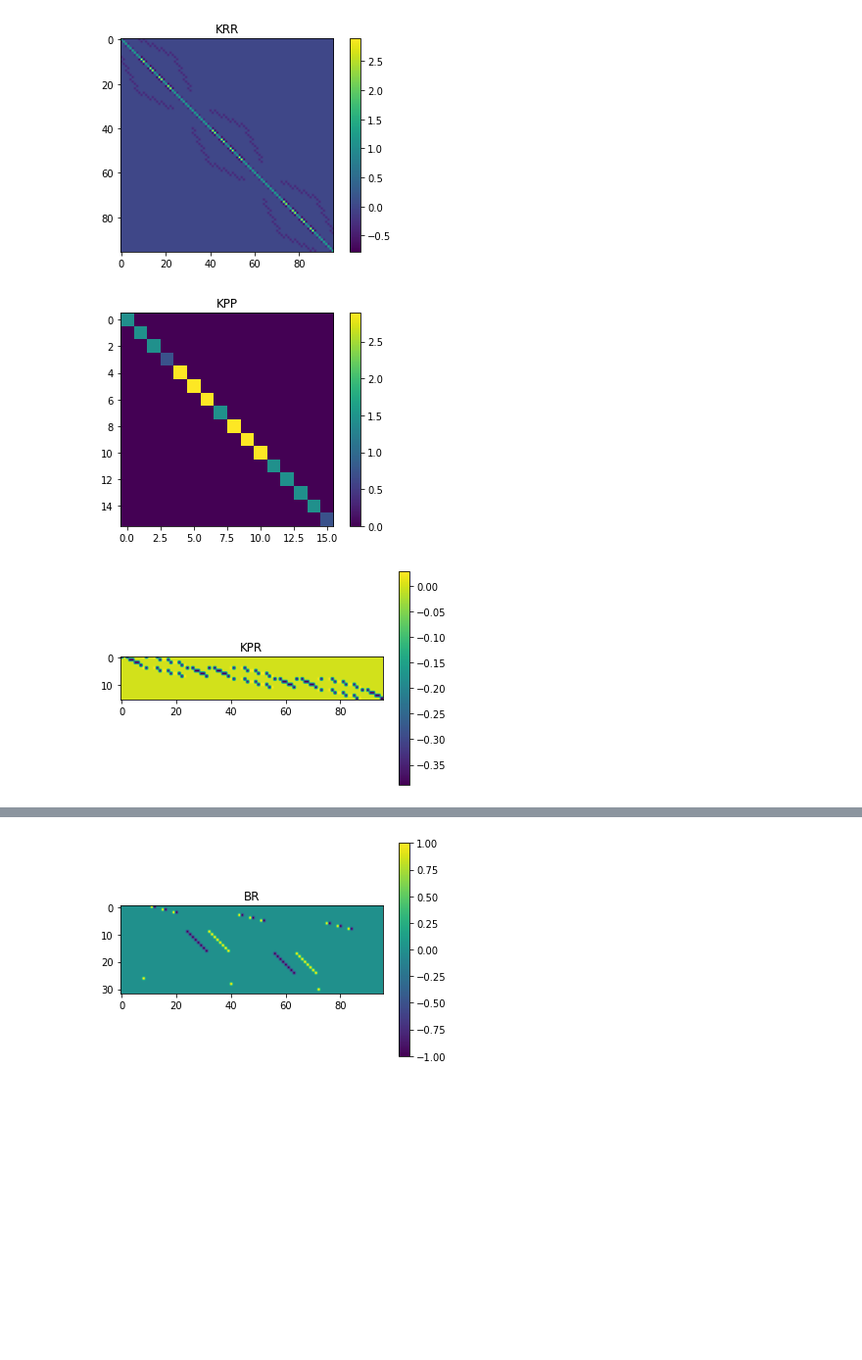
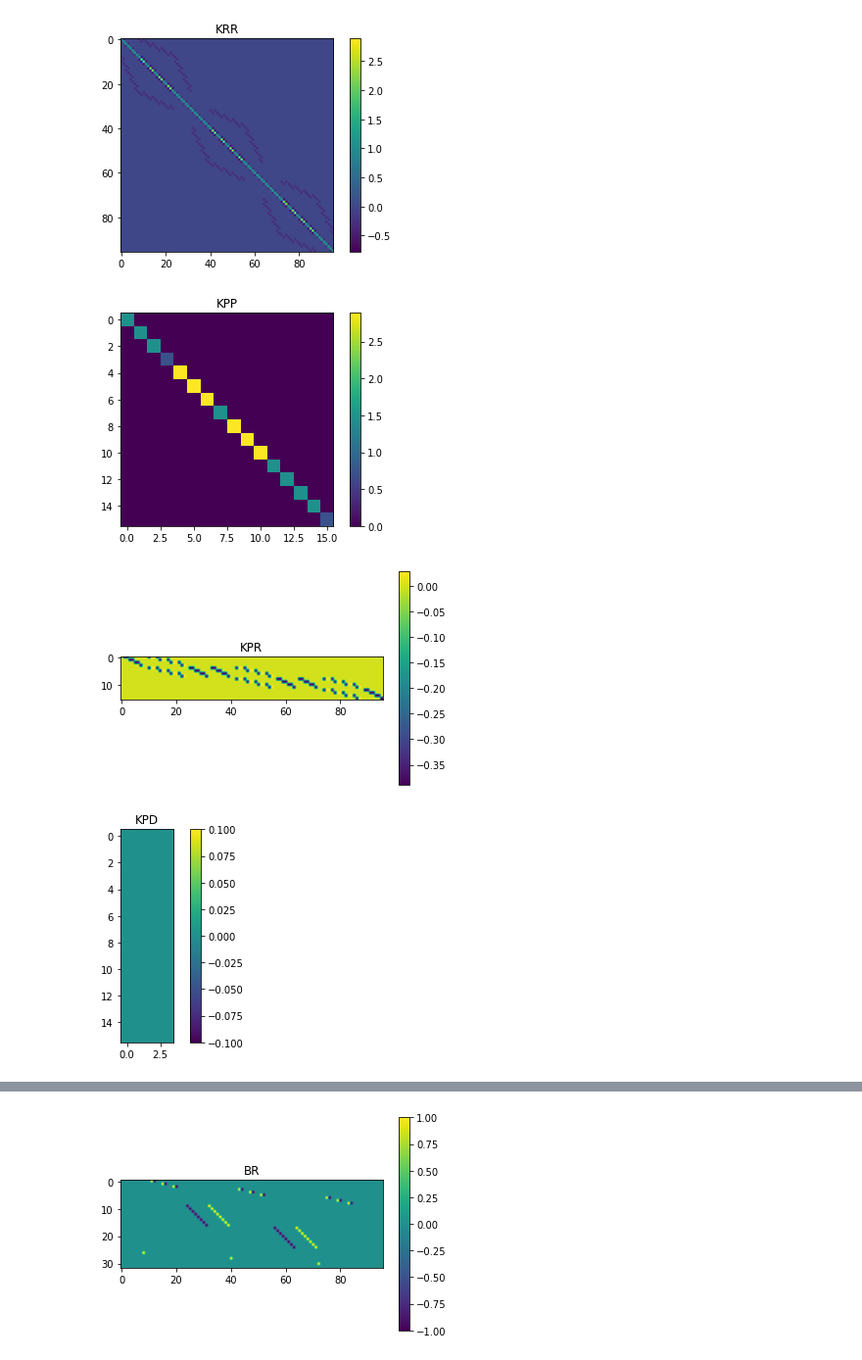
Before and after one commit to pauromeu/feti-dp-sp1, a Jupyter notebook: code/serial/main.ipynb, the cells around one changed output, grey strips where cells are left out. Shown at 98% size. Drawn from its saved outputs; the diff is of its cells as text; code cells hidden in the pictures; blank space fills up the shorter version.

Commit message:
fix bugs in assembly KPD and KRD

```diff
--- a/code/serial/main.ipynb
+++ b/code/serial/main.ipynb
@@ -36,6 +33,7 @@ Nr_y = 3
 rs = np.array([1, 2, 4, 5, 6, 7, 9, 10])
 qs = np.array([0, 3, 8, 11])
 qs_left_bound = np.array([0, 8])
+qs_right = np.array([3, 11])
 # %%
 # Create mesh
 mesh = RegularSubdomainsMesh(Nsub_x, Nsub_y, Nr_x, Nr_y)
@@ -46,3 +44,6 @@ APq = create_APq_matrices(mesh)
 
 # Remaining nodes local-global transformation matrices
 ARr = create_ARr_matrices(mesh)
+
+# Dirichlet nodes local-global transformation matrices
+ADd = create_ADq_matrices(mesh)
@@ -53,6 +54,9 @@ plot_sparse_matrix(APq[8])
 # %%
 # Stiffness matrices K
 KRR = assembly_KRR_matrix(Ks, ARr, rs, mesh)
-KPP = assembly_KPP_matrix(Ks, APq, qs, qs_left_bound, mesh)
-KRP = assembly_KRP_matrix(Ks, APq, ARr, qs, qs_left_bound, rs, mesh)
+KPP = assembly_KPP_matrix(Ks, APq, qs, qs_right, mesh)
+KRP = assembly_KRP_matrix(Ks, APq, ARr, qs, qs_right, rs, mesh)
 KPR = KRP.T
+# %%
+KPD = assembly_KPD_matrix(Ks, APq, ADd, qs_left_bound, qs_right, mesh)
+KRD = assembly_KRD_matrix(Ks, ARr, ADd, qs_left_bound, rs, mesh)
@@ -59,9 +73,12 @@ KPR = KRP.T
 # %%
 # Plot K matrices
 plot_sparse_matrix(KRR, 'KRR')
 plot_sparse_matrix(KPP, 'KPP')
 plot_sparse_matrix(KPR, 'KPR')
+plot_sparse_matrix(KPD, 'KPD')
+plot_sparse_matrix(KRD, 'KRD')
 # %% [output]
 [figure]
 [figure]
-[figure, old version]
+[figure, new version]
+[figure, added]
```
Also changed, not shown: parts of 5 cells of this notebook, 1 other file.
